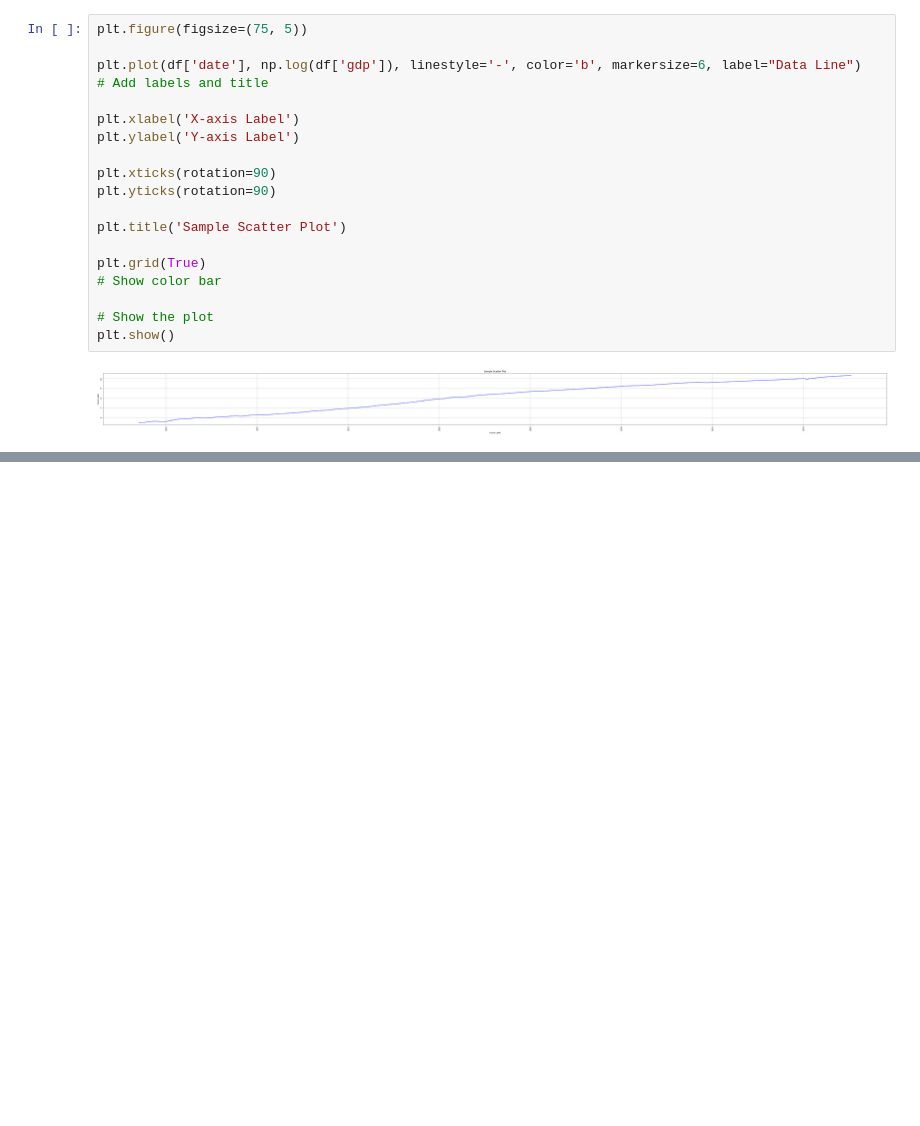
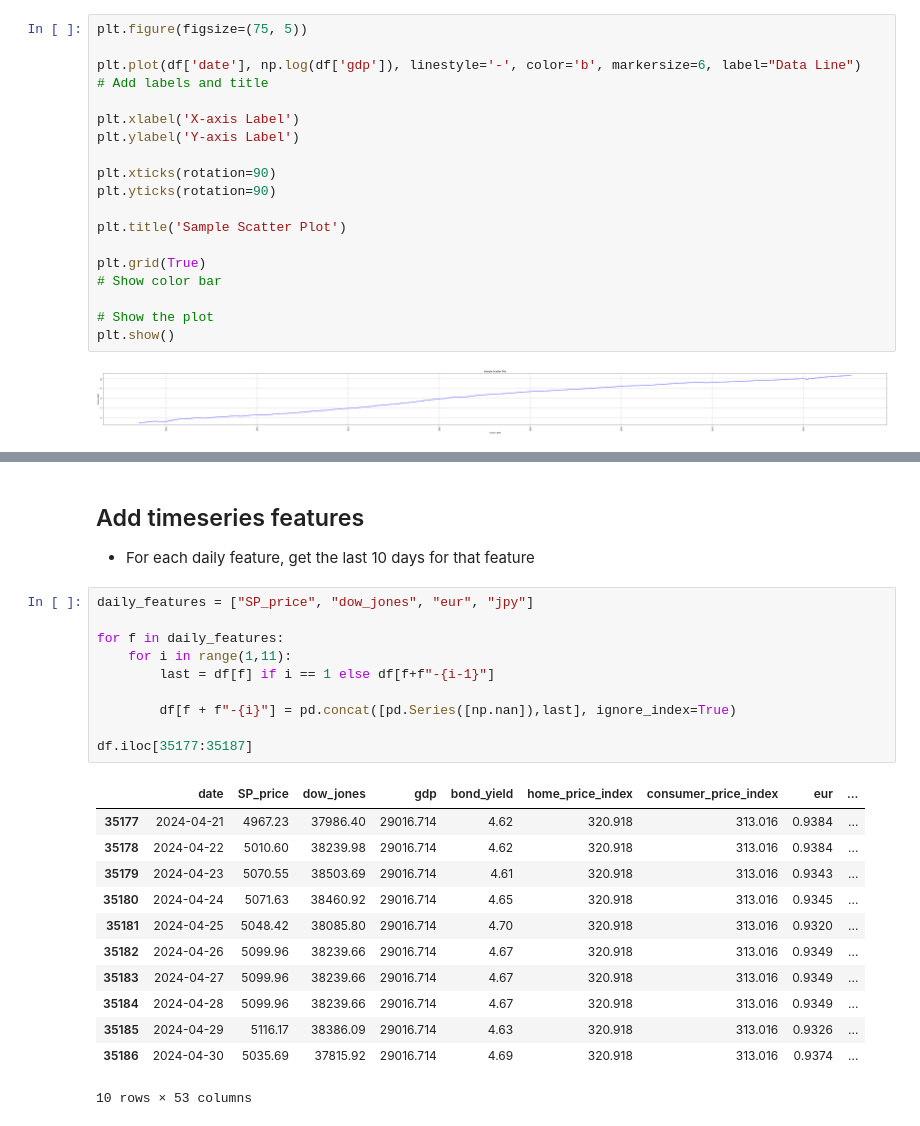
Before and after one commit to cocorowachi/CSC2621_SandP_Prediction, a Jupyter notebook: Data Process.ipynb, the cells around one changed output, grey strips where cells are left out. Drawn from its saved outputs; the diff is of its cells as text; blank space fills up the shorter version.

```diff
--- a/Data Process.ipynb
+++ b/Data Process.ipynb
@@ -166,0 +178,26 @@ plt.show()
+# %% [markdown]
+## Add timeseries features
+- For each daily feature, get the last 10 days for that feature
+# %%
+daily_features = ["SP_price", "dow_jones", "eur", "jpy"]
+
+for f in daily_features:
+    for i in range(1,11):
+        last = df[f] if i == 1 else df[f+f"-{i-1}"]
+
+        df[f + f"-{i}"] = pd.concat([pd.Series([np.nan]),last], ignore_index=True)
+
+df.iloc[35177:35187]
+# %% [output]
+|  | date | SP_price | dow_jones | gdp | bond_yield | home_price_index | consumer_price_index | eur | ... |
+| 35177 | 2024-04-21 | 4967.23 | 37986.40 | 29016.714 | 4.62 | 320.918 | 313.016 | 0.9384 | ... |
+| 35178 | 2024-04-22 | 5010.60 | 38239.98 | 29016.714 | 4.62 | 320.918 | 313.016 | 0.9384 | ... |
+| 35179 | 2024-04-23 | 5070.55 | 38503.69 | 29016.714 | 4.61 | 320.918 | 313.016 | 0.9343 | ... |
+| 35180 | 2024-04-24 | 5071.63 | 38460.92 | 29016.714 | 4.65 | 320.918 | 313.016 | 0.9345 | ... |
+| 35181 | 2024-04-25 | 5048.42 | 38085.80 | 29016.714 | 4.70 | 320.918 | 313.016 | 0.9320 | ... |
+| 35182 | 2024-04-26 | 5099.96 | 38239.66 | 29016.714 | 4.67 | 320.918 | 313.016 | 0.9349 | ... |
+| 35183 | 2024-04-27 | 5099.96 | 38239.66 | 29016.714 | 4.67 | 320.918 | 313.016 | 0.9349 | ... |
+| 35184 | 2024-04-28 | 5099.96 | 38239.66 | 29016.714 | 4.67 | 320.918 | 313.016 | 0.9349 | ... |
+| 35185 | 2024-04-29 | 5116.17 | 38386.09 | 29016.714 | 4.63 | 320.918 | 313.016 | 0.9326 | ... |
+| 35186 | 2024-04-30 | 5035.69 | 37815.92 | 29016.714 | 4.69 | 320.918 | 313.016 | 0.9374 | ... |
+10 rows × 53 columns
```
Also changed, not shown: parts of 3 cells of this notebook.
